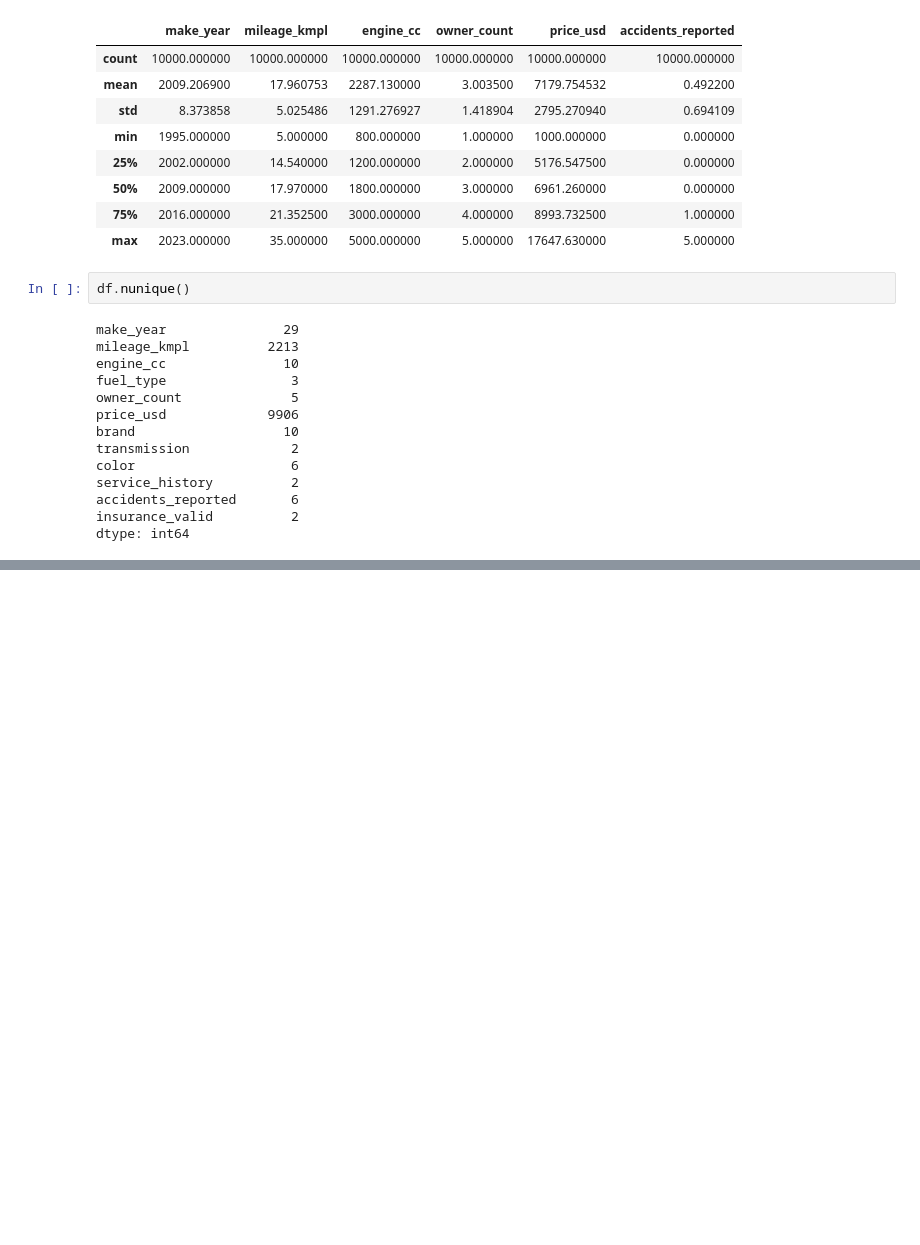
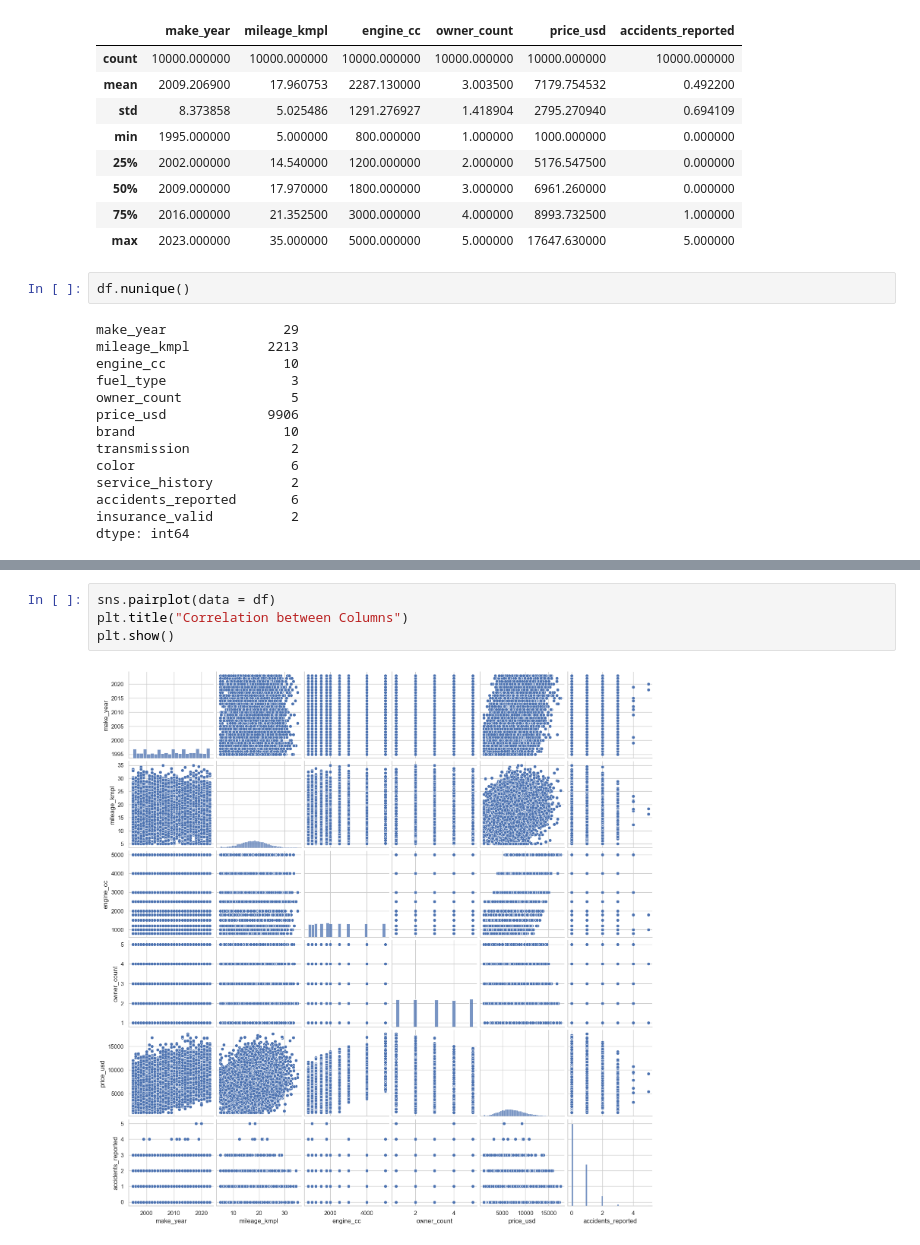
Before and after one commit to Tolreri21/used-car-price-service, a Jupyter notebook: notebooks/eda.ipynb, the cells around one changed output, grey strips where cells are left out. Cells and saved outputs as stored; diff of their text form; blank space fills up the shorter version.

```diff
--- a/notebooks/eda.ipynb
+++ b/notebooks/eda.ipynb
@@ -62,0 +115,6 @@ Name: count, dtype: int64
+# %%
+sns.pairplot(data = df)
+plt.title("Correlation between Columns")
+plt.show()
+# %% [output]
+[figure, added]
```
Also changed, not shown: parts of 15 cells of this notebook.
